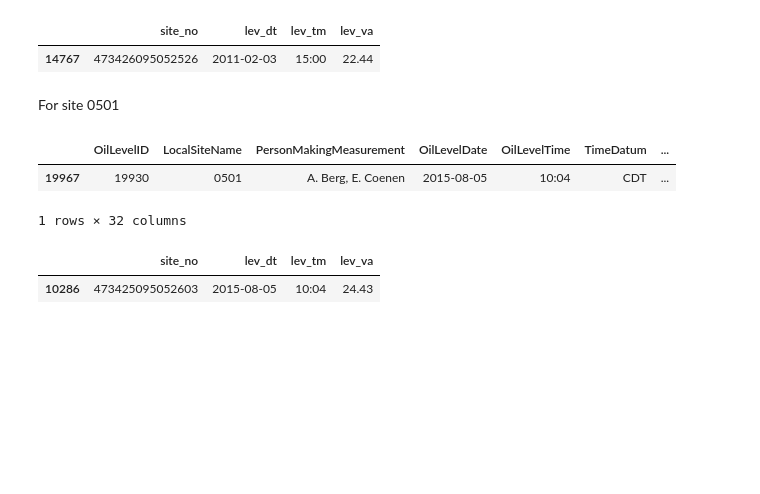
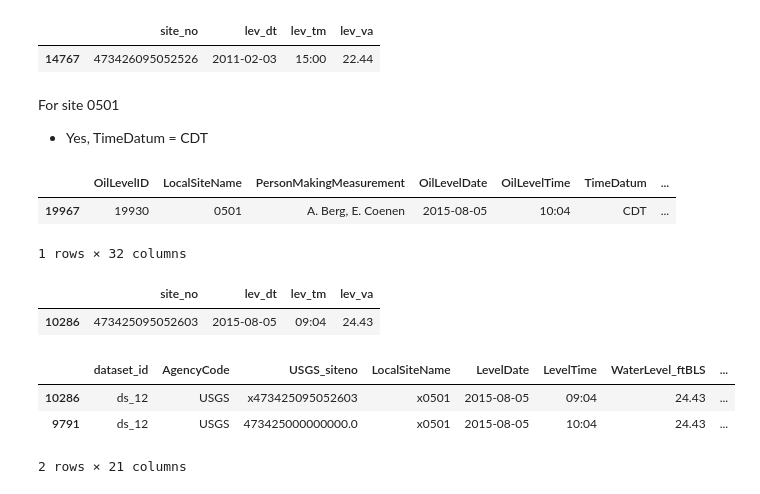
Before and after one commit to BojanMilinic/bemidji, a Jupyter notebook: 03_master_oil_water_level.ipynb, the cells around one changed output. Saved outputs shown, nothing was run; the diff lists cells and outputs as text; code cells hidden in the pictures; blank space fills up the shorter version.

Commit message:
FIXED HOUR MISMATCH ISSUE

```diff
--- a/03_master_oil_water_level.ipynb
+++ b/03_master_oil_water_level.ipynb
@@ -466,11 +467,11 @@ display(dfwl['lev_tm'].iloc[[0, 1, 7483, 7125]])
 
 # r line 202
 # replace blank times with 1701 which will be converted to 1201 pm or 1201 (matches field parameter approach)
-dfwl['lev_tm'] = dfwl['lev_tm'].fillna('17:01')
+dfwl['lev_tm'] = dfwl['lev_tm'].fillna('18:01')
 
 # new: correct level time to match oil data (and data release)
 dfwl['lev_tm'] = pd.to_datetime(dfwl['lev_tm'], format='%H:%M') # convert str to dt
-dfwl['lev_tm'] = dfwl['lev_tm'] - timedelta(hours=5) # sub 5 hours
+dfwl['lev_tm'] = dfwl['lev_tm'] - timedelta(hours=6) # sub 6 hours to go from UTC to CST
 dfwl['lev_tm'] = dfwl['lev_tm'].dt.strftime('%H:%M') # convert back to string
 # %% [output]
 0       14:56
@@ -861,9 +862,9 @@ Name: OilLevelTime, Length: 19997, dtype: object
 tblOilLevels2 = tblOilLevels.copy()
 
 # correct time if in CDT timezone
-#tblOilLevels2['OilLevelTime'] = pd.to_datetime(tblOilLevels2['OilLevelTime']) # convert str to datetime
-#tblOilLevels2.loc[tblOilLevels2['TimeDatum']=='CDT', 'OilLevelTime'] = tblOilLevels2.loc[tblOilLevels2['TimeDatum']=='CDT', 'OilLevelTime'] - pd.Timedelta(hours=1) # subtract 1
-#tblOilLevels2['OilLevelTime'] = tblOilLevels2['OilLevelTime'].dt.strftime('%H:%M') # convert datetime back to str
+tblOilLevels2['OilLevelTime'] = pd.to_datetime(tblOilLevels2['OilLevelTime']) # convert str to datetime
+tblOilLevels2.loc[tblOilLevels2['TimeDatum']=='CDT', 'OilLevelTime'] = tblOilLevels2.loc[tblOilLevels2['TimeDatum']=='CDT', 'OilLevelTime'] - pd.Timedelta(hours=1) # subtract 1
+tblOilLevels2['OilLevelTime'] = tblOilLevels2['OilLevelTime'].dt.strftime('%H:%M') # convert datetime back to str
 
 # convert date and edit cols/rows
 tblOilLevels2['OilLevelDate'] = pd.to_datetime(tblOilLevels['OilLevelDate'], format = '%Y-%m-%d') # make sure this col is not datatime
@@ -1798,6 +1784,8 @@ P:\0083\analysis\DataCompilation\DataCompilationPy\create_master_oil_levels
 # Easily read in py output
 file_path = r"P:\0083\analysis\DataCompilation\DataCompilationPy\create_master_oil_levels\outputs\2024-07-19_tblds_12_WaterAndOilLevels.csv"
 dfpy = pd.read_csv(file_path)
+# %%
+dfpy = out_MasterWaterOilLevels_DataRelease.copy()
 # %%
 # Read in R output after investigating the encoding
 
@@ -1994,17 +2011,25 @@ chk = chk.loc[(chk['OilLevelDate']=='2011-02-03') & (chk['LocalSiteName']=='301A
 chk
 # %% [markdown]
 For site 0501
+- Yes, TimeDatum = CDT
 # %%
 chk = tblOilLevels.copy()
 chk = chk.loc[(chk['OilLevelDate']=='2015-08-05') & (chk['LocalSiteName']=='0501')]
 display(chk)
 
 chk = dfwl[['site_no', 'lev_dt', 'lev_tm', 'lev_va']].copy()
 chk = chk.loc[(chk['site_no']=='473425095052603')&(chk['lev_dt']=='2015-08-05')]
 display(chk)
+
+chk = dfcompare.loc[(dfcompare['LevelDate']=='2015-08-05') & (dfcompare['LocalSiteName']=='x0501')].copy()
+display(chk)
 # %% [output]
 |  | OilLevelID | LocalSiteName | PersonMakingMeasurement | OilLevelDate | OilLevelTime | TimeDatum | ... |
 | 19967 | 19930 | 0501 | A. Berg, E. Coenen | 2015-08-05 | 10:04 | CDT | ... |
 1 rows × 32 columns
 |  | site_no | lev_dt | lev_tm | lev_va |
-| 10286 | 473425095052603 | 2015-08-05 | 10:04 | 24.43 |
+| 10286 | 473425095052603 | 2015-08-05 | 09:04 | 24.43 |
+|  | dataset_id | AgencyCode | USGS_siteno | LocalSiteName | LevelDate | LevelTime | WaterLevel_ftBLS | ... |
+| 10286 | ds_12 | USGS | x473425095052603 | x0501 | 2015-08-05 | 09:04 | 24.43 | ... |
+| 9791 | ds_12 | USGS | 473425000000000.0 | x0501 | 2015-08-05 | 10:04 | 24.43 | ... |
+2 rows × 21 columns
```
Also changed, not shown: parts of 65 cells of this notebook.
